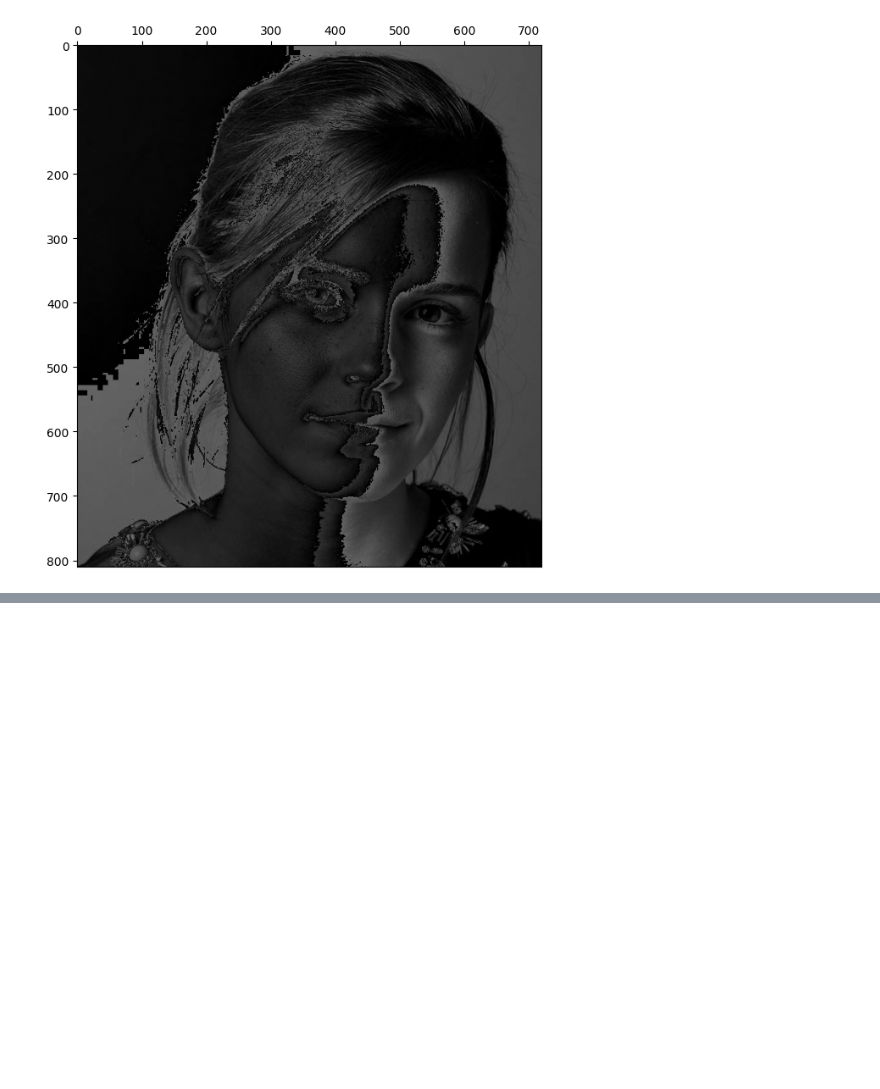
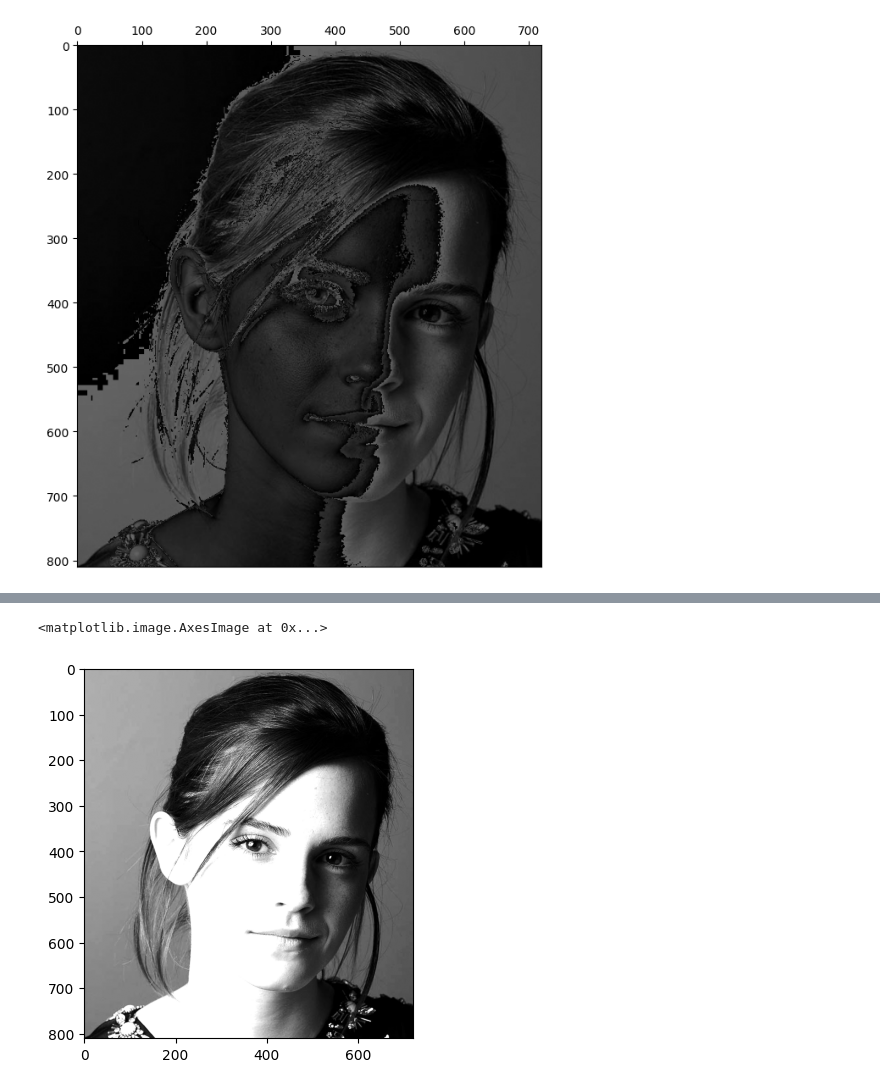
Before and after one commit to ManiiAya/EN3160_Assignment_01, a Jupyter notebook: 230065H_a01.ipynb, the cells around one changed output, grey strips where cells are left out. Saved outputs shown, nothing was run; the diff lists cells and outputs as text; code cells hidden in the pictures; blank space fills up the shorter version.

```diff
--- a/230065H_a01.ipynb
+++ b/230065H_a01.ipynb
@@ -64,0 +84,14 @@ plt.show()
+# %%
+def intensity_transform(im, breakpoints):
+    x, y = zip(*breakpoints)
+    X = np.arange(256, dtype='uint8')
+    F = np.interp(X, x, y).astype(np.uint8)
+    return F[im], X, F
+# %%
+img, X, Y = intensity_transform(f,[(0,0), (50,50), (100,150), (150,255), (255,255)])
+
+#plt.plot(X,Y)
+plt.imshow(img, cmap='gray')
+# %% [output]
+<matplotlib.image.AxesImage at 0x...>
+[figure, added]
```
Also changed, not shown: parts of 1 cell of this notebook.
